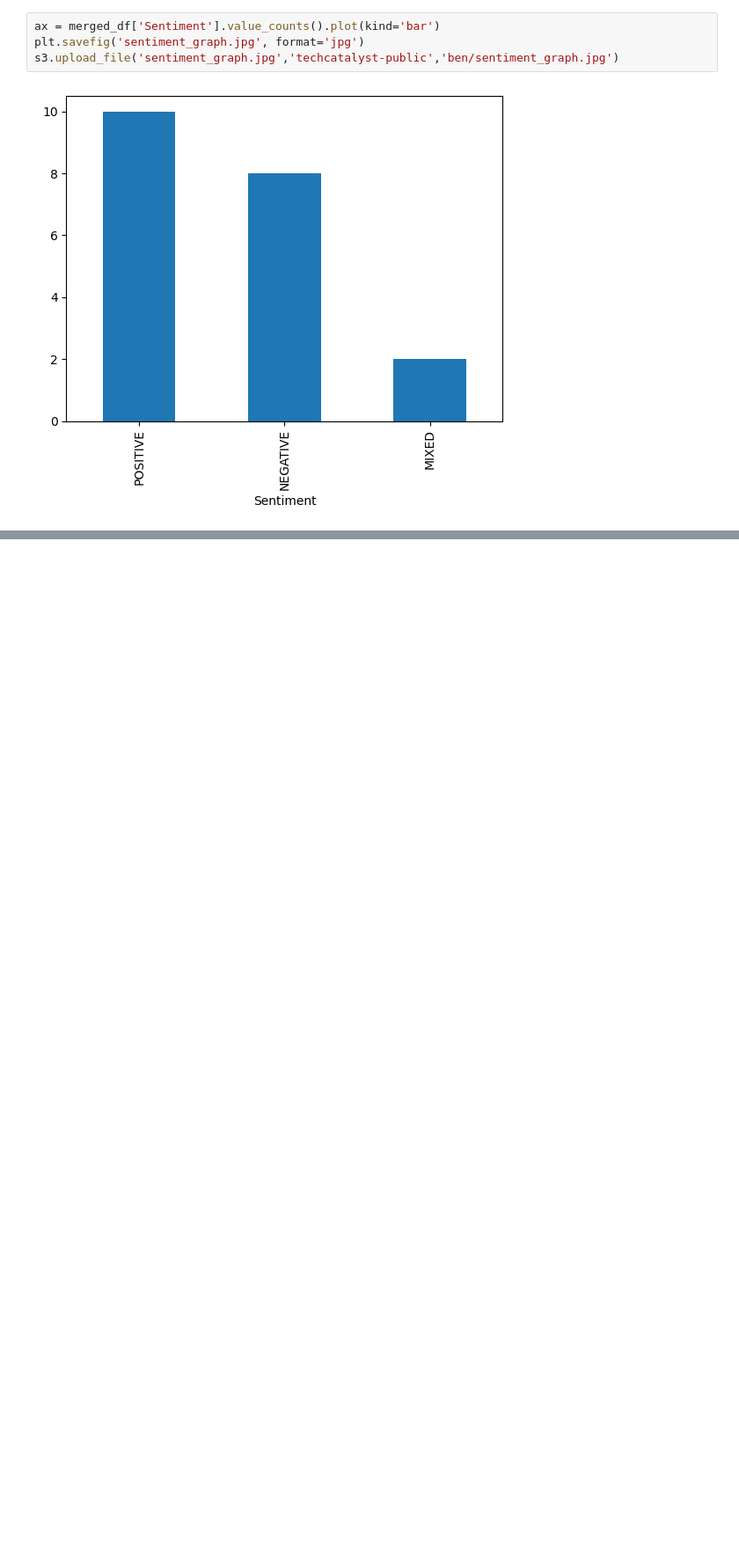
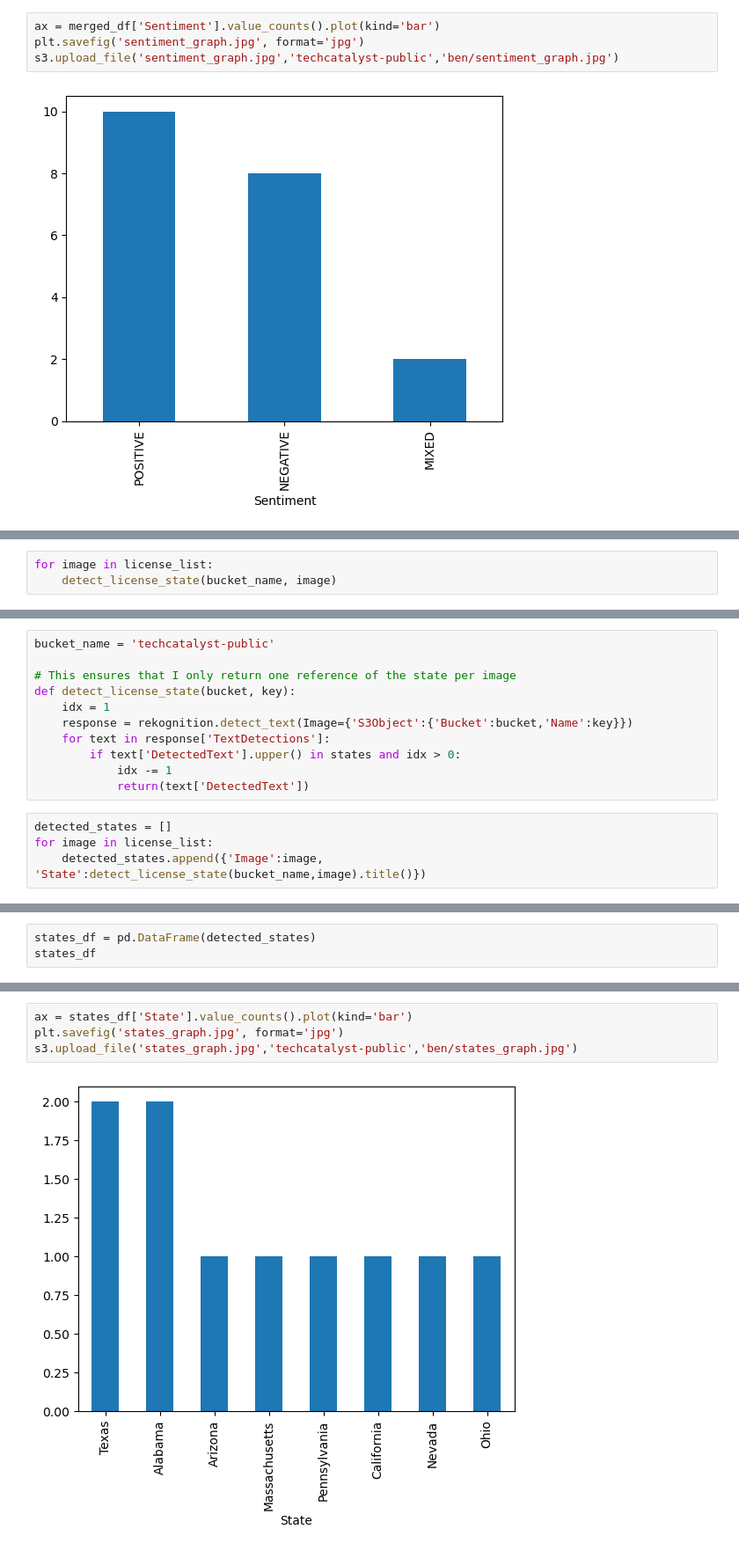
Before and after one commit to bencombsHIG/AI-API, a Jupyter notebook: main.ipynb, the cells around one changed output, grey strips where cells are left out. Shown at 88% size. Drawn from its saved outputs; the diff is of its cells as text; blank space fills up the shorter version.

Commit message:
Completed states df

```diff
--- a/main.ipynb
+++ b/main.ipynb
@@ -155,0 +166,3 @@ states = [
+# %%
+for image in license_list:
+    detect_license_state(bucket_name, image)
@@ -155,0 +187,15 @@ states = [
+# %%
+bucket_name = 'techcatalyst-public'
+
+# This ensures that I only return one reference of the state per image
+def detect_license_state(bucket, key):
+    idx = 1
+    response = rekognition.detect_text(Image={'S3Object':{'Bucket':bucket,'Name':key}})
+    for text in response['TextDetections']:
+        if text['DetectedText'].upper() in states and idx > 0:
+            idx -= 1
+            return(text['DetectedText'])
+# %%
+detected_states = []
+for image in license_list:
+    detected_states.append({'Image':image, 'State':detect_license_state(bucket_name,image).title()})
@@ -155,0 +220,3 @@ states = [
+# %%
+states_df = pd.DataFrame(detected_states)
+states_df
@@ -155,0 +235,6 @@ states = [
+# %%
+ax = states_df['State'].value_counts().plot(kind='bar')
+plt.savefig('states_graph.jpg', format='jpg')
+s3.upload_file('states_graph.jpg','techcatalyst-public','ben/states_graph.jpg')
+# %% [output]
+[figure, added]
```
Also changed, not shown: parts of 9 cells of this notebook, 1 other file.
